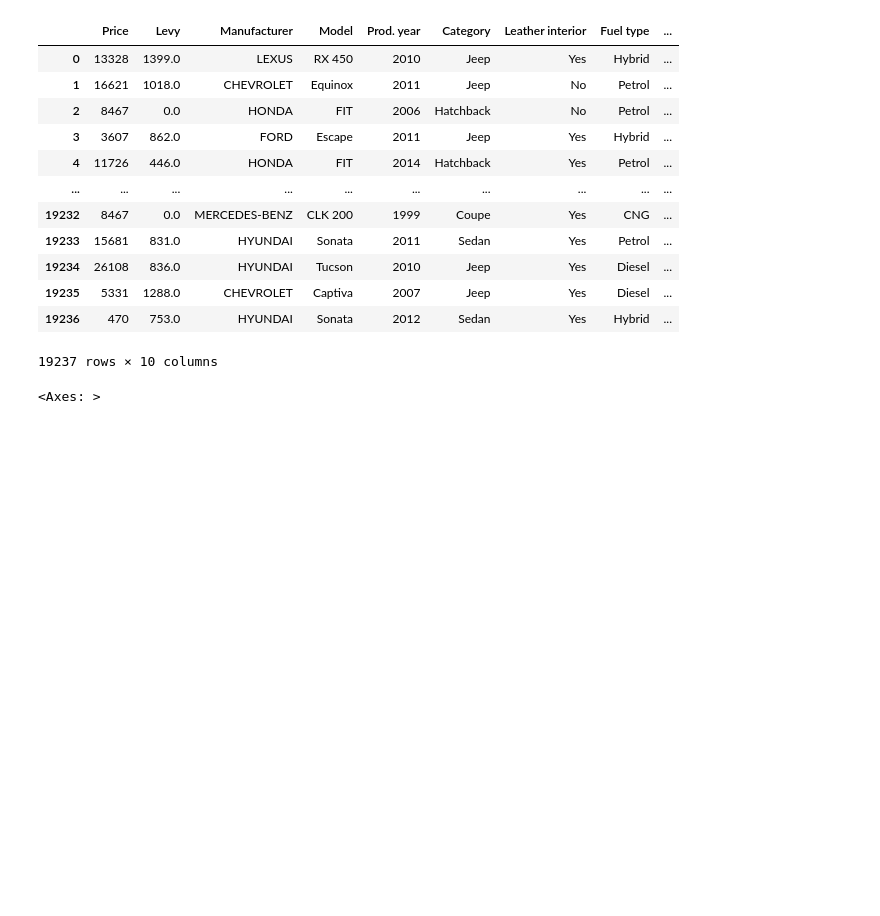
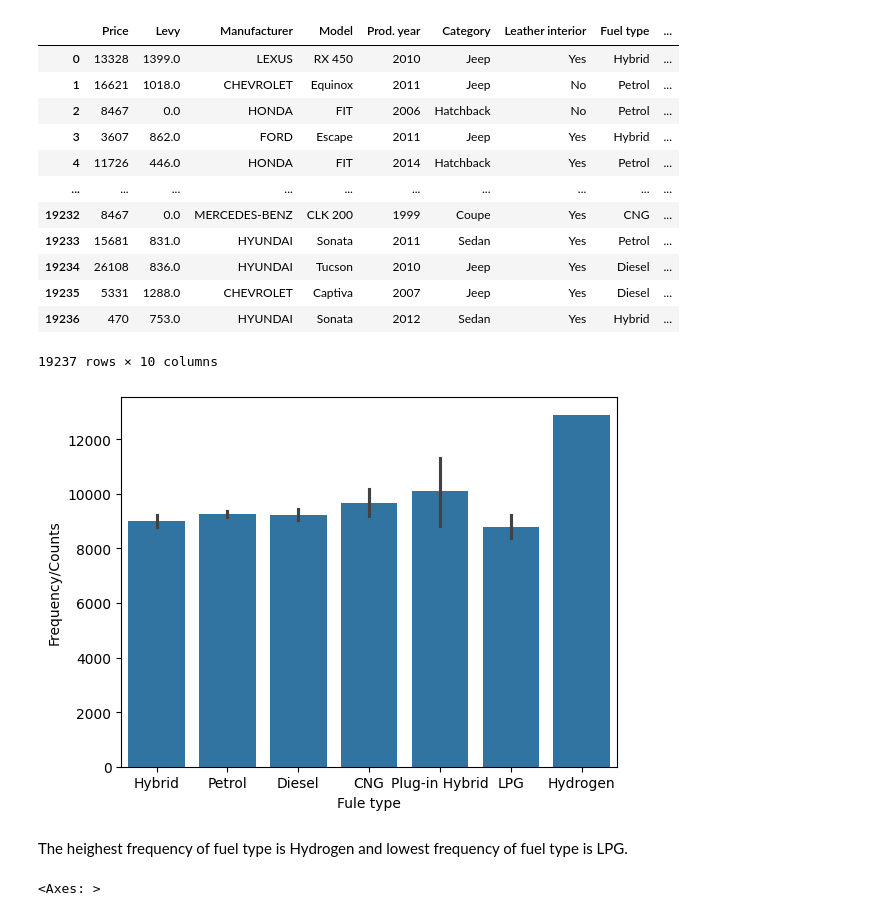
Before and after one commit to ashmi721/Data_Science_Class, a Jupyter notebook: self_practice/CarPrice_prediction_using_simple_LR.ipynb, the cells around one changed output. Drawn from its saved outputs; the diff is of its cells as text; code cells hidden in the pictures; blank space fills up the shorter version.

```diff
--- a/self_practice/CarPrice_prediction_using_simple_LR.ipynb
+++ b/self_practice/CarPrice_prediction_using_simple_LR.ipynb
@@ -315,6 +315,16 @@ df
 | 19235 | 5331 | 1288.0 | CHEVROLET | Captiva | 2007 | Jeep | Yes | Diesel | ... |
 | 19236 | 470 | 753.0 | HYUNDAI | Sonata | 2012 | Sedan | Yes | Hybrid | ... |
 19237 rows × 10 columns
+# %%
+import seaborn as sns
+sns.barplot(x=df['Fuel type'].values,y= df['Fuel type'].index)
+plt.xlabel("Fule type")
+plt.ylabel('Frequency/Counts')
+plt.show()
+# %% [output]
+[figure, added]
+# %% [markdown]
+The heighest frequency of fuel type is Hydrogen and lowest frequency of fuel type is LPG.
 # %%
 # Visulize the correlation between price
 import seaborn as sns
```
Also changed, not shown: parts of 1 cell of this notebook, 1 other file.
